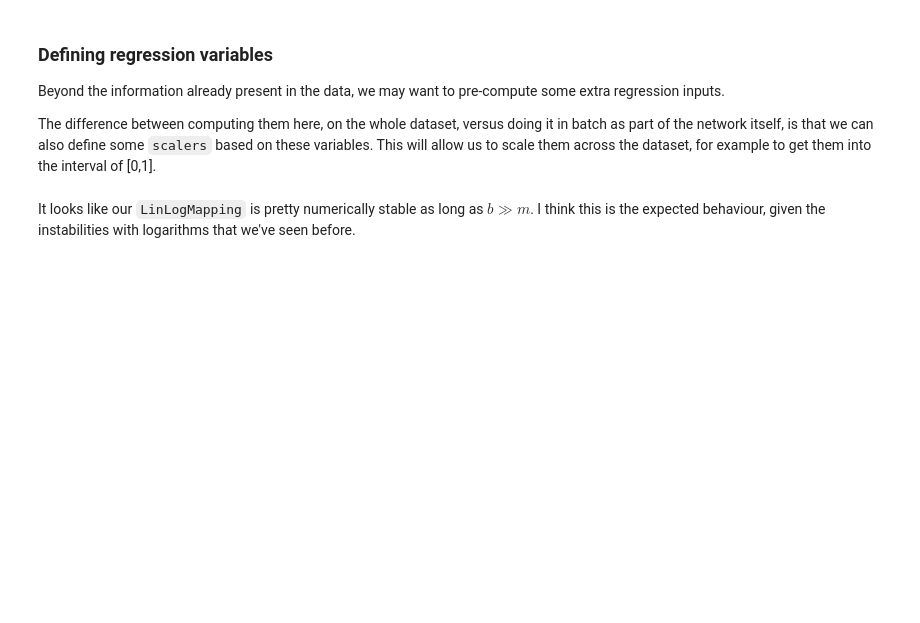
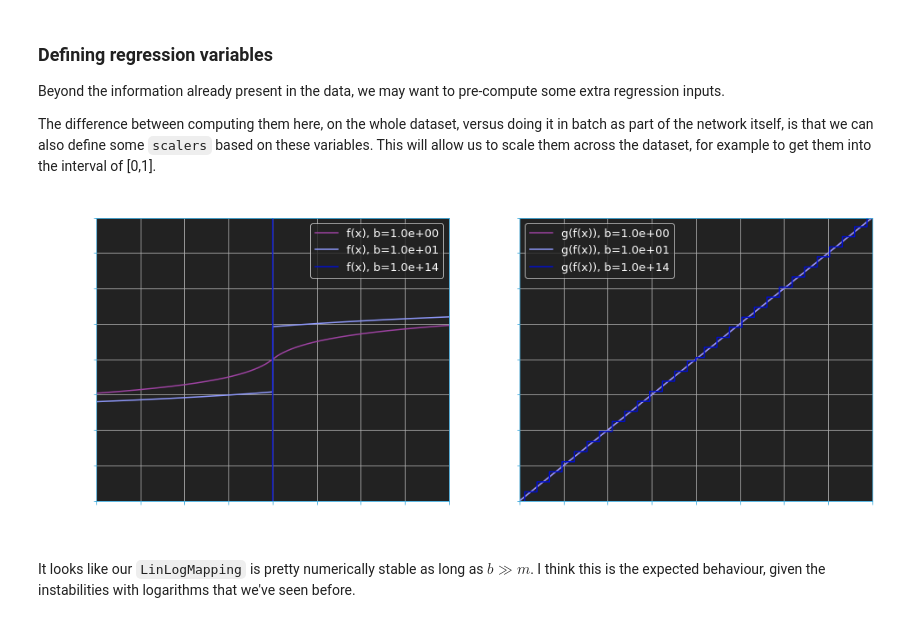
Before and after one commit to atlas-calo-ml/caloml-atlas, a Jupyter notebook: regression/TopoClusterRegression_Jan.ipynb, the cells around one changed output. Cells and saved outputs as stored; diff of their text form; code cells hidden in the pictures; blank space fills up the shorter version.

```diff
--- a/regression/TopoClusterRegression_Jan.ipynb
+++ b/regression/TopoClusterRegression_Jan.ipynb
@@ -178,10 +182,12 @@ EnergyMapping = iu.LinLogMapping(b=b,m=m)
 # %%
 # Perform a test of our mapping to demonstrate its numerical stability
 # TODO: Fix legend sizing, it is flaky (and needs re-running)
-x=np.linspace(-4.,4.,4000)
-b_vals=[0.,.1,1.,1.0e14]
+x=np.linspace(-10.,10.,10000)
+b_vals=[1.,10.,1.0e14]
 m_vals=[1.]
-iu.MapStabilityTest(iu.LinLogMapping, b_vals=b_vals, m_vals=m_vals, x=x, ps=plotstyle, savedir=plotpath, legend_size=10)
+iu.MapStabilityTest(iu.LogMapping, b_vals=b_vals, m_vals=m_vals, x=x, ps=plotstyle, savedir=plotpath, legend_size=10)
+# %% [output]
+[figure, added]
 # %% [markdown]
 It looks like our `LinLogMapping` is pretty numerically stable as long as $b \gg m$. I think this is the expected behaviour, given the instabilities with logarithms that we've seen before.
 # %%
```
Also changed, not shown: parts of 17 cells of this notebook, 8 other files.
